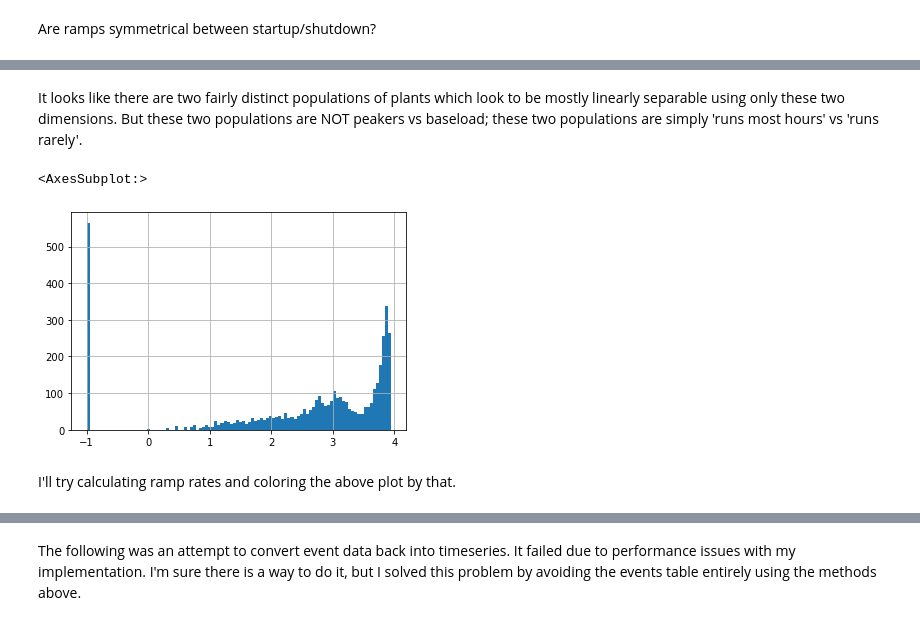
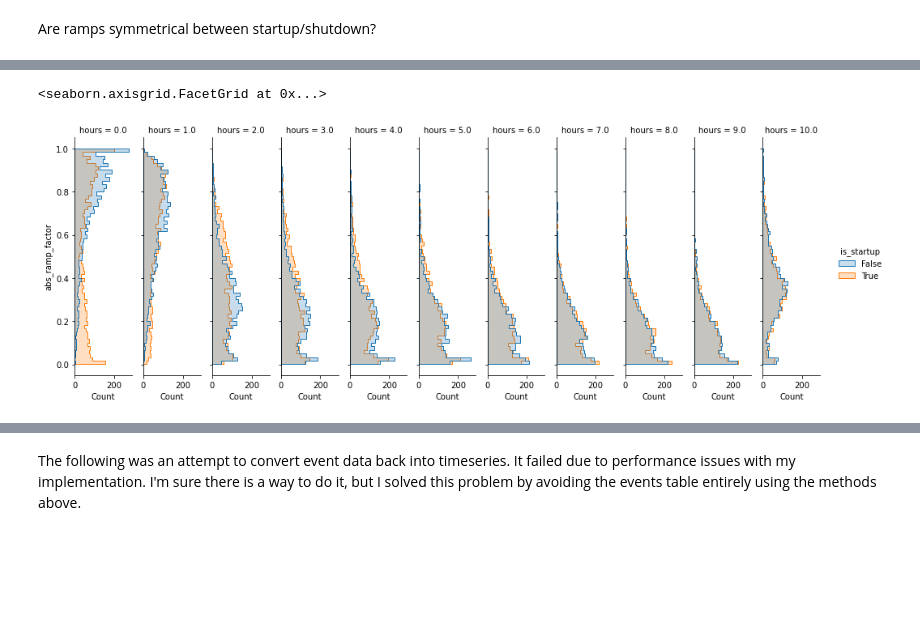
Before and after one commit to catalyst-cooperative/epacems_ramp_rates, a Jupyter notebook: notebooks/3.0-tb-distance_to_startup_shutdown.ipynb, the cells around one changed output, grey strips where cells are left out. Drawn from its saved outputs; the diff is of its cells as text; code cells hidden in the pictures; blank space fills up the shorter version.

```diff
--- a/notebooks/3.0-tb-distance_to_startup_shutdown.ipynb
+++ b/notebooks/3.0-tb-distance_to_startup_shutdown.ipynb
@@ -142,6 +131,6 @@ cems.loc[rand_midpoints, 'is_startup'] = True
 # %%
 del rand_midpoints
 # %%
-max_ramps = cems.rename(columns={'unit_id_epa': 'unit'}).groupby(['unit', 'min_dist_bins', 'is_startup'])['abs_ramp_factor'].max()
+max_ramps = cems.rename(columns={'unit_id_epa': 'unit'}).groupby(['unit', 'hours_distance', 'is_startup'])['abs_ramp_factor'].max()
 # %%
 max_ramps = max_ramps[max_ramps != 0].reset_index() # drop empty generators
@@ -240,10 +137,8 @@ sns.jointplot(data=event_aggs.transform(np.log10), x='count', y='mean_duration',
-# %% [markdown]
-It looks like there are two fairly distinct populations of plants which look to be mostly linearly separable using only these two dimensions. But these two populations are NOT peakers vs baseload; these two populations are simply 'runs most hours' vs 'runs rarely'.
-# %%
-# log10 counts of non-zero generation hours, with 0 hours mapped to -1
-cems['gross_load_mw'].gt(0).groupby(level='unit_id_epa').sum().replace(0, 1e-1).transform(np.log10).hist(bins=100)
-# %% [output]
-<AxesSubplot:>
-[figure, removed]
-# %% [markdown]
-I'll try calculating ramp rates and coloring the above plot by that.
+# %%
+# Distribution of MAXIMUM ramp factor faceted by distance from startup/shutdown
+# Note that the last category is 10+ hours, not =10
+a = sns.displot(data=max_ramps, col='hours_distance', y='abs_ramp_factor', hue='is_startup', kind="hist", aspect=0.25, element="step")
+a.set_titles('hours = {col_name}')
+# %% [output]
+<seaborn.axisgrid.FacetGrid at 0x...>
+[figure, added]
```
Also changed, not shown: parts of 73 cells of this notebook.
